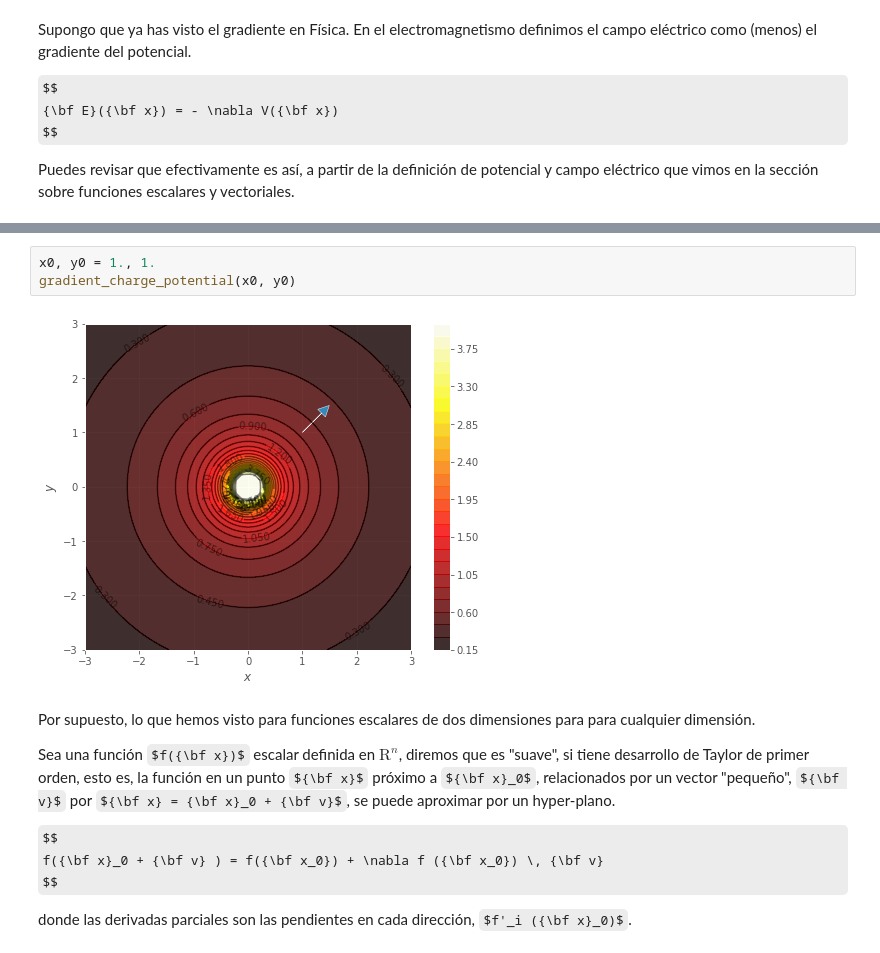
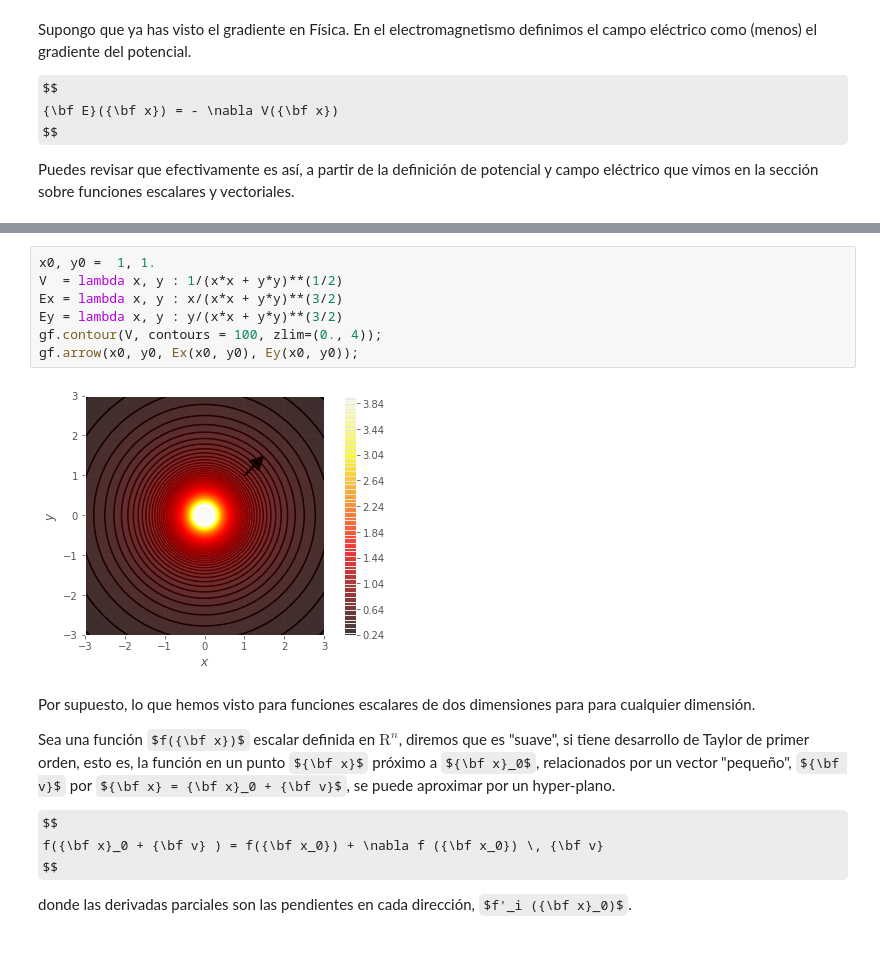
Before and after one commit to jahernando/USC-MMIII, a Jupyter notebook: tderivadas_gradiante_jacobiana.ipynb, the cells around one changed output, grey strips where cells are left out. Saved outputs shown, nothing was run; the diff lists cells and outputs as text; some formulas as TeX source.

Commit message:
gradiente

```diff
--- a/tderivadas_gradiante_jacobiana.ipynb
+++ b/tderivadas_gradiante_jacobiana.ipynb
@@ -110,8 +90,12 @@ def gradient_charge_potential(x0 = 2., y0 = 2., V_cutoff = 4.):
-# %%
-x0, y0 = 1., 1.
-gradient_charge_potential(x0, y0)
-# %% [output]
-[figure, removed]
+# %%
+x0, y0 =  1, 1.
+V  = lambda x, y : 1/(x*x + y*y)**(1/2)
+Ex = lambda x, y : x/(x*x + y*y)**(3/2)
+Ey = lambda x, y : y/(x*x + y*y)**(3/2)
+gf.contour(V, contours = 100, zlim=(0., 4));
+gf.arrow(x0, y0, Ex(x0, y0), Ey(x0, y0));
+# %% [output]
+[figure, added]
 # %% [markdown]
 
 Por supuesto, lo que hemos visto para funciones escalares de dos dimensiones para para cualquier dimensión.
```
Also changed, not shown: parts of 19 cells of this notebook, 3 other files.
